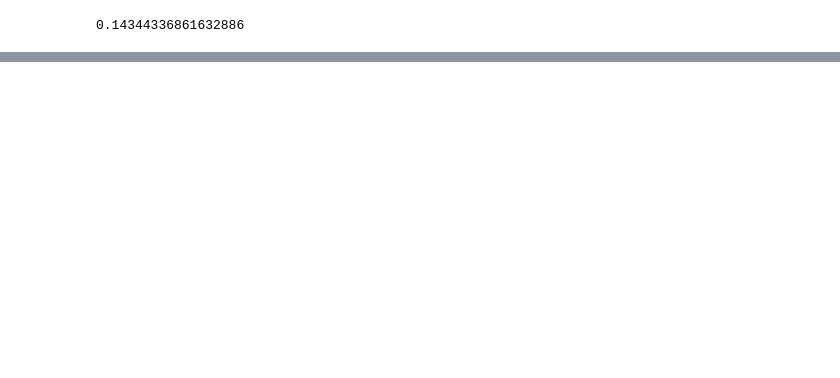
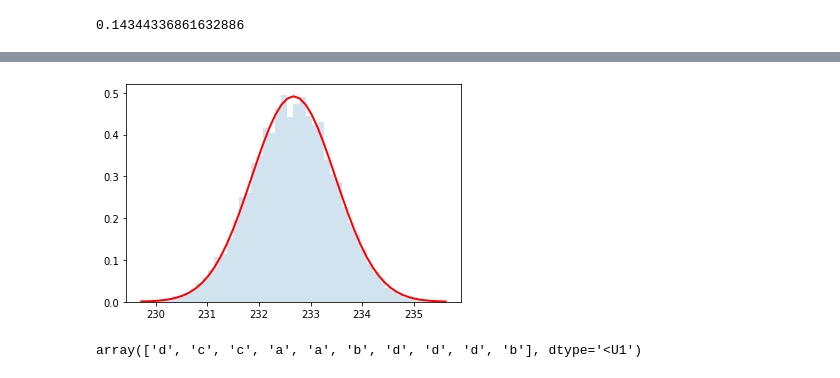
Before and after one commit to cranmer/intro-exp-phys-II, a Jupyter notebook: .ipynb, the cells around one changed output, grey strips where cells are left out. Saved outputs shown, nothing was run; the diff lists cells and outputs as text; code cells hidden in the pictures; blank space fills up the shorter version.

```diff
--- a/.ipynb
+++ b/.ipynb
@@ -42,0 +212,8 @@ _ = plt.hist(x, bins=mybins, density=True)
+# %%
+do_convolution(dist,32)
+# %% [output]
+[figure, added]
+# %%
+np.random.choice(['a','b','c','d'], 10)
+# %% [output]
+array(['d', 'c', 'c', 'a', 'a', 'b', 'd', 'd', 'd', 'b'], dtype='<U1')
```
Also changed, not shown: parts of 31 cells of this notebook.
